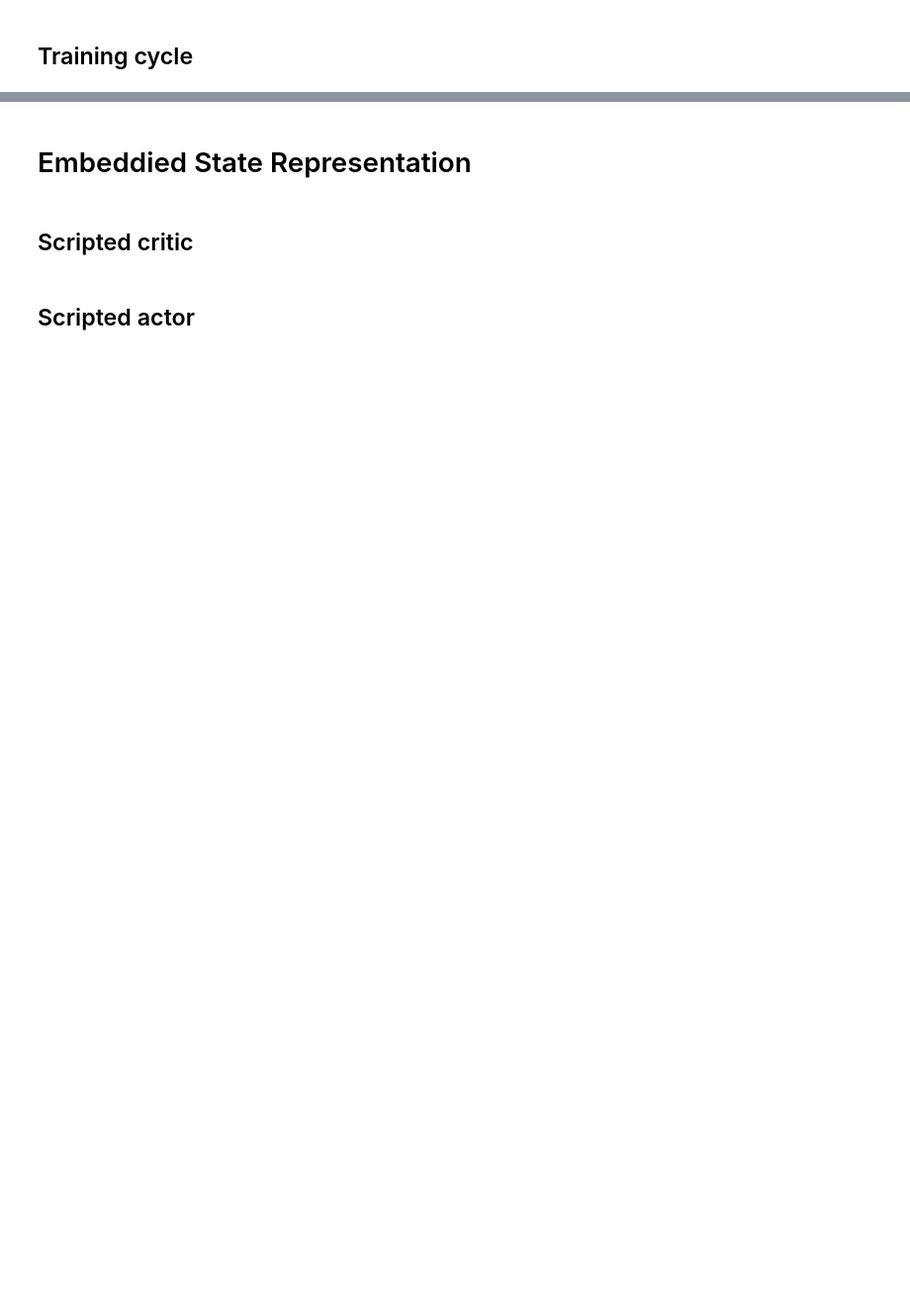
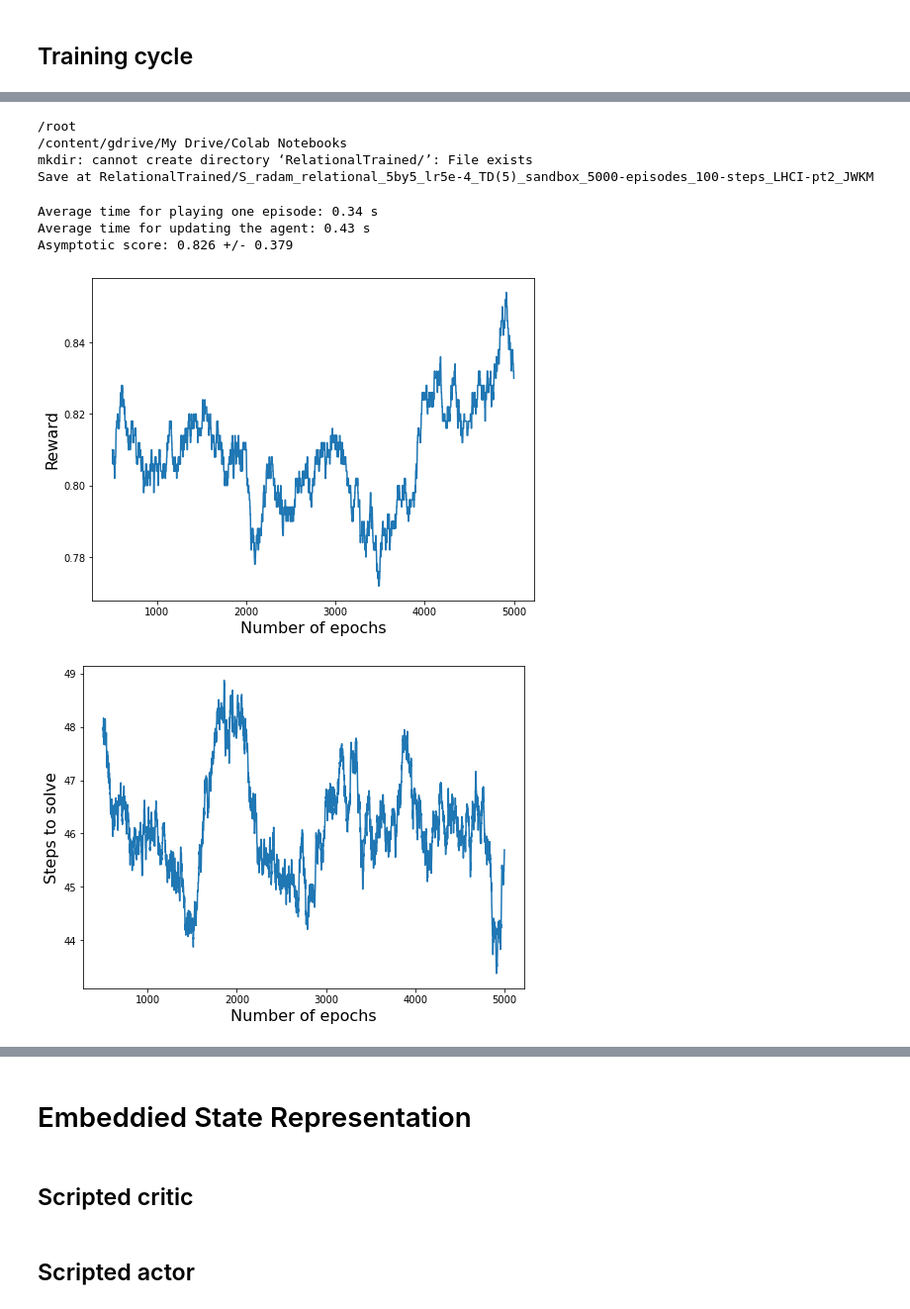
Before and after one commit to nicoladainese96/RelationalDeepRL, a Jupyter notebook: SandboxTesting.ipynb, the cells around one changed output, grey strips where cells are left out. Shown at 99% size. Saved outputs shown, nothing was run; the diff lists cells and outputs as text; code cells hidden in the pictures; blank space fills up the shorter version.

```diff
--- a/SandboxTesting.ipynb
+++ b/SandboxTesting.ipynb
@@ -1,7 +1,7 @@
 # %% [markdown]
 # Grid navigation for different input representations
 # %%
-colab = False
+colab = True
 
 if colab:
     from google.colab import drive
@@ -653,5 +680,5 @@ else:
 radam_agent = ActorCritic.BoxWorldA2C(action_space = 4, **radam_HPs)
 # %%
 %%time
-radam_results = train.train_sandbox(radam_agent, game_params, n_episodes=10000,
+radam_results = train.train_sandbox(trained_agent, game_params, n_episodes=5000,
                               max_steps=MAX_STEPS, return_agent=True, random_init=True)
@@ -659,7 +704,7 @@ radam_results = train.train_sandbox(radam_agent, game_params, n_episodes=10000,
 score, asymptotic_score, asymptotic_std, trained_agent, time_profile, losses, steps_to_solve = radam_results
 # %%
 save = True
-keywords = ['radam', 'relational','5by5', 'lr5e-4','TD(5)','sandbox',str(len(score))+"-episodes","100-steps"] # example
+keywords = ['radam', 'relational','5by5', 'lr5e-4','TD(5)','sandbox',str(len(score))+"-episodes","100-steps",'LHCI-pt2'] # example
 
 if colab and save:
     %cd ~
@@ -676,5 +721,16 @@ elif save:
 else:
     print("Nothing saved")
     pass
+# %% [output]
+/root
+/content/gdrive/My Drive/Colab Notebooks
+mkdir: cannot create directory ‘RelationalTrained/’: File exists
+Save at RelationalTrained/S_radam_relational_5by5_lr5e-4_TD(5)_sandbox_5000-episodes_100-steps_LHCI-pt2_JWKM
 # %%
-plot.plot_results(radam_results, moving_average=True)
+plot.plot_results(radam_results, moving_average=True, average_window=500)
+# %% [output]
+Average time for playing one episode: 0.34 s
+Average time for updating the agent: 0.43 s
+Asymptotic score: 0.826 +/- 0.379
+[figure, added]
+[figure, added]
```
Also changed, not shown: parts of 9 cells of this notebook.
